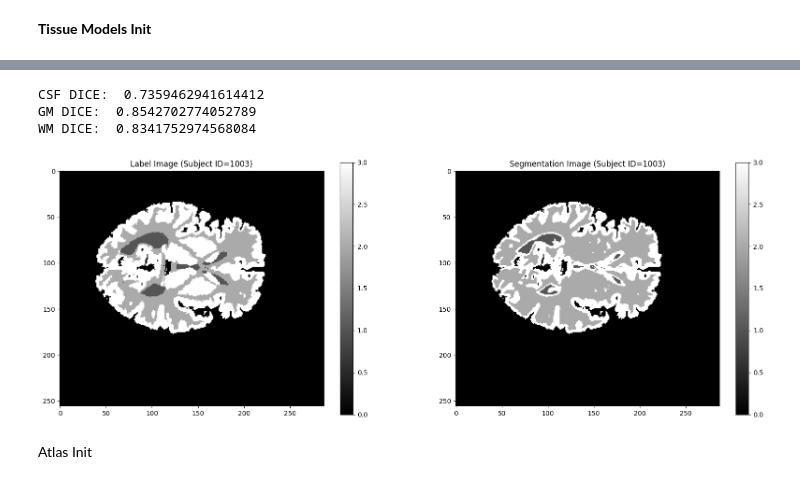
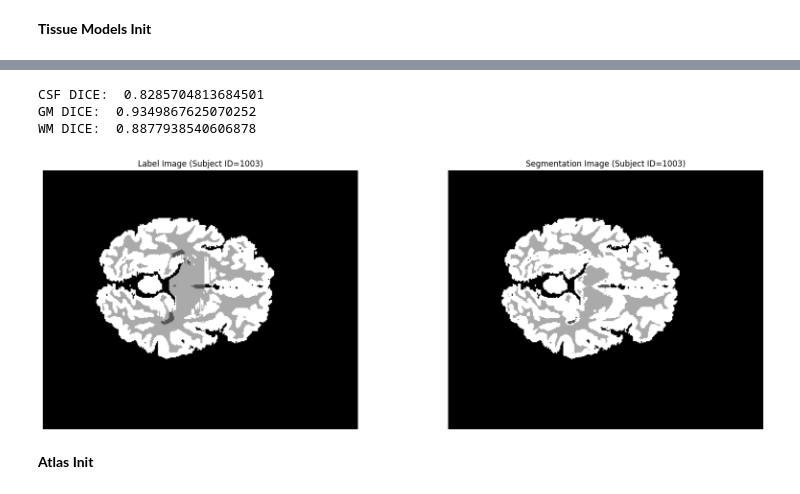
Before and after one commit to abdel-habib/medical-image-segmentation-and-applications, a Jupyter notebook: Lab 3/EM_experiments.ipynb, the cells around one changed output, grey strips where cells are left out. Saved outputs shown, nothing was run; the diff lists cells and outputs as text; code cells hidden in the pictures.

Commit message:
fix em atlas probability dimension errors

```diff
--- a/Lab 3/EM_experiments.ipynb
+++ b/Lab 3/EM_experiments.ipynb
@@ -46,8 +46,8 @@ To correct the labels, we must uncommend the prior label object specified for th
 # %% [markdown]
 **KMeans Init**
 # %%
-t1_path         = 'output/images/output_mean_intensity/1125/result.1.nii'
-labels_gt_file  = 'output/labels/output_mean_intensity/1125/result.nii'
+t1_path         = 'test-set/testing-images/1025.nii.gz'
+labels_gt_file  = 'test-set/testing-labels/1025_3C.nii.gz'
 
 # initialize EM for multi-modal segmentation
 ExpectationMaximization = EM(
@@ -98,8 +98,8 @@ WM DICE:  0.8927316222905702
 # %% [markdown]
 **Tissue Models Init**
 # %%
-t1_path         = 'output/images/output_mean_intensity/1125/result.1.nii'
-labels_gt_file  = 'output/labels/output_mean_intensity/1125/result.nii'
+t1_path         = 'test-set/testing-images/1025.nii.gz'
+labels_gt_file  = 'test-set/testing-labels/1025_3C.nii.gz'
 
 # initialize EM for multi-modal segmentation
 ExpectationMaximization = EM(
@@ -146,4 +146,4 @@ NM.show_label_seg_nifti(labels_nifti, segmentation_result, 1003, slice=128)
-CSF DICE:  0.7359462941614412
-GM DICE:  0.8542702774052789
-WM DICE:  0.8341752974568084
+CSF DICE:  0.8285704813684501
+GM DICE:  0.9349867625070252
+WM DICE:  0.8877938540606878
-[figure, old version]
+[figure, new version]
@@ -156,3 +150,3 @@ atlas_gm, _  = NM.load_nifti('atlas_outputs/mean_gm.nii.gz')
-# %% [markdown]
-Atlas Init
+# %% [markdown]
+**Atlas Init**
 # %%
```
Also changed, not shown: parts of 8 cells of this notebook, 1 other file.
